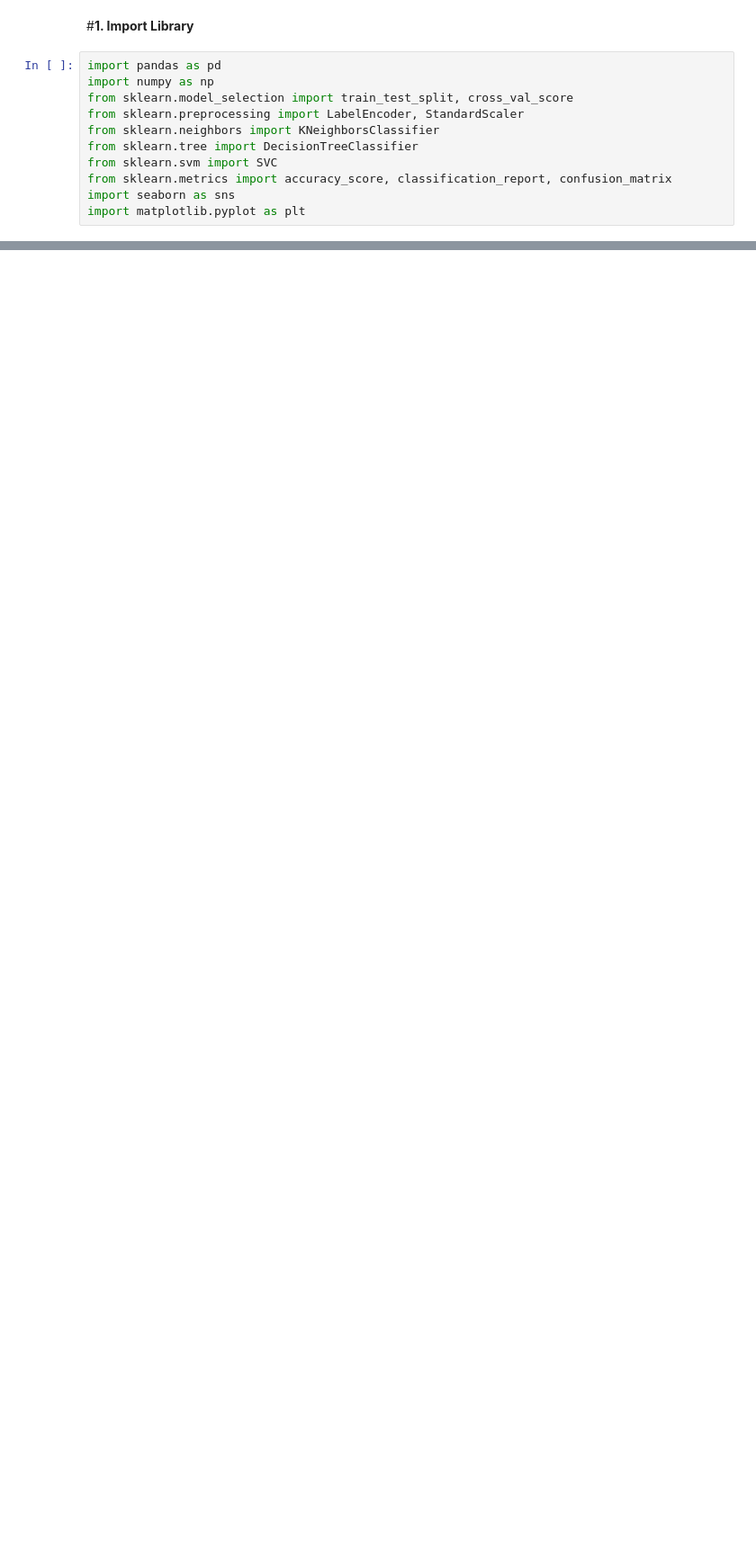
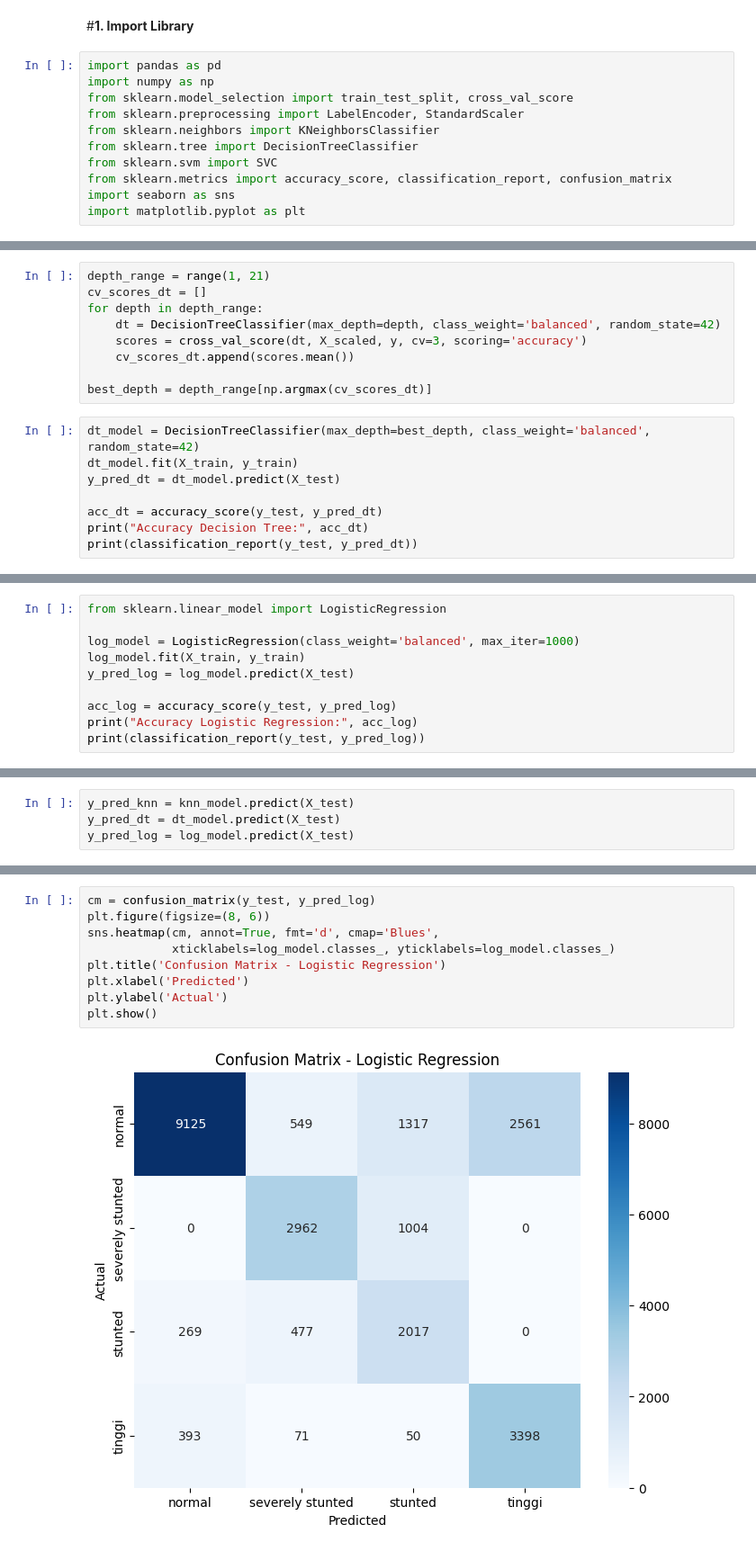
Before and after one commit to fathanzys/Data, a Jupyter notebook: 0102522025_UAS_DataMining.ipynb, the cells around one changed output, grey strips where cells are left out. Shown at 90% size. Drawn from its saved outputs; the diff is of its cells as text; blank space fills up the shorter version.

```diff
--- a/0102522025_UAS_DataMining.ipynb
+++ b/0102522025_UAS_DataMining.ipynb
@@ -199,0 +73,17 @@ severely stunted       1.00      1.00      1.00      3936
+# %%
+depth_range = range(1, 21)
+cv_scores_dt = []
+for depth in depth_range:
+    dt = DecisionTreeClassifier(max_depth=depth, class_weight='balanced', random_state=42)
+    scores = cross_val_score(dt, X_scaled, y, cv=3, scoring='accuracy')
+    cv_scores_dt.append(scores.mean())
+
+best_depth = depth_range[np.argmax(cv_scores_dt)]
+# %%
+dt_model = DecisionTreeClassifier(max_depth=best_depth, class_weight='balanced', random_state=42)
+dt_model.fit(X_train, y_train)
+y_pred_dt = dt_model.predict(X_test)
+
+acc_dt = accuracy_score(y_test, y_pred_dt)
+print("Accuracy Decision Tree:", acc_dt)
+print(classification_report(y_test, y_pred_dt))
@@ -199,0 +104,10 @@ severely stunted       1.00      1.00      1.00      3936
+# %%
+from sklearn.linear_model import LogisticRegression
+
+log_model = LogisticRegression(class_weight='balanced', max_iter=1000)
+log_model.fit(X_train, y_train)
+y_pred_log = log_model.predict(X_test)
+
+acc_log = accuracy_score(y_test, y_pred_log)
+print("Accuracy Logistic Regression:", acc_log)
+print(classification_report(y_test, y_pred_log))
@@ -199,0 +128,4 @@ severely stunted       1.00      1.00      1.00      3936
+# %%
+y_pred_knn = knn_model.predict(X_test)
+y_pred_dt = dt_model.predict(X_test)
+y_pred_log = log_model.predict(X_test)
@@ -199,0 +150,11 @@ severely stunted       1.00      1.00      1.00      3936
+# %%
+cm = confusion_matrix(y_test, y_pred_log)
+plt.figure(figsize=(8, 6))
+sns.heatmap(cm, annot=True, fmt='d', cmap='Blues',
+            xticklabels=log_model.classes_, yticklabels=log_model.classes_)
+plt.title('Confusion Matrix - Logistic Regression')
+plt.xlabel('Predicted')
+plt.ylabel('Actual')
+plt.show()
+# %% [output]
+[figure, added]
```
Also changed, not shown: parts of 46 cells of this notebook.
